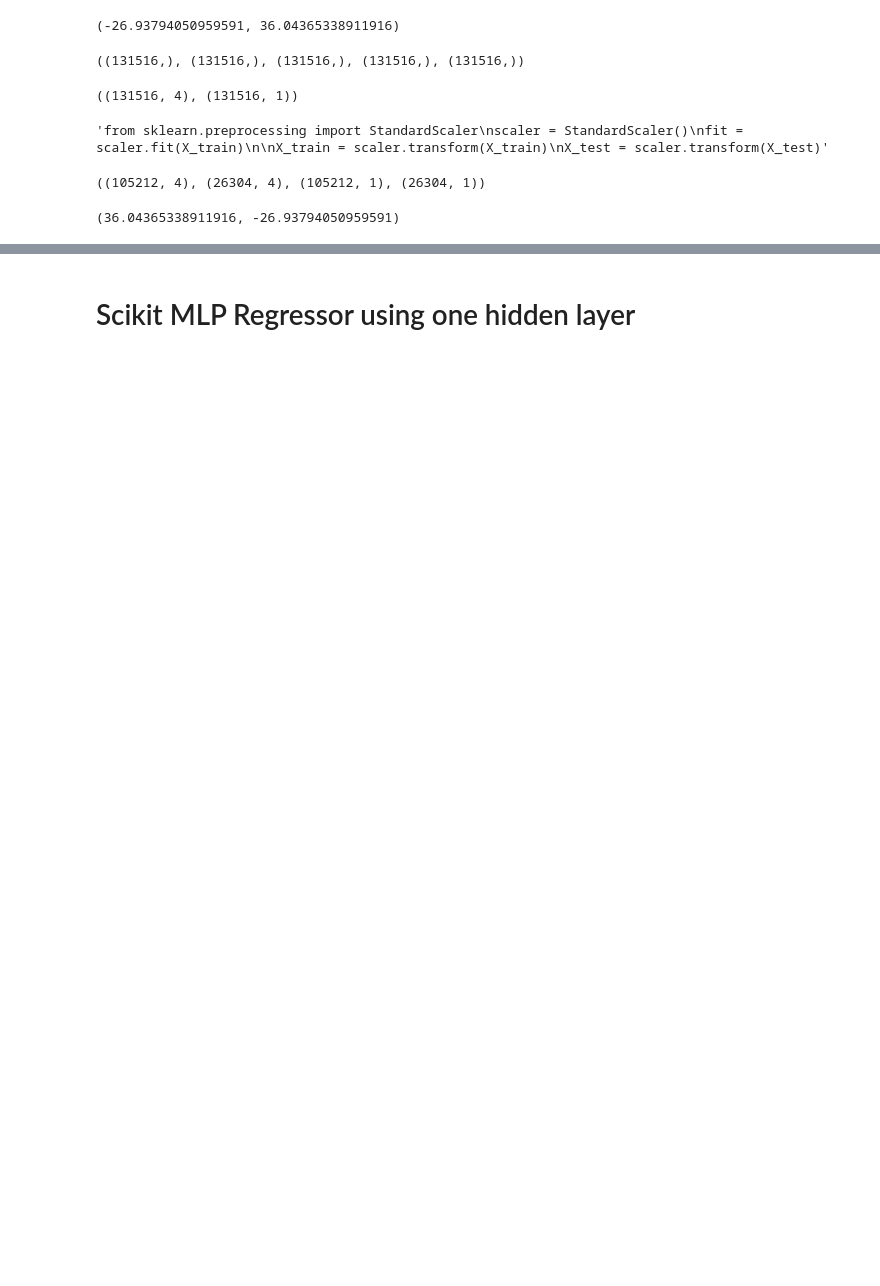
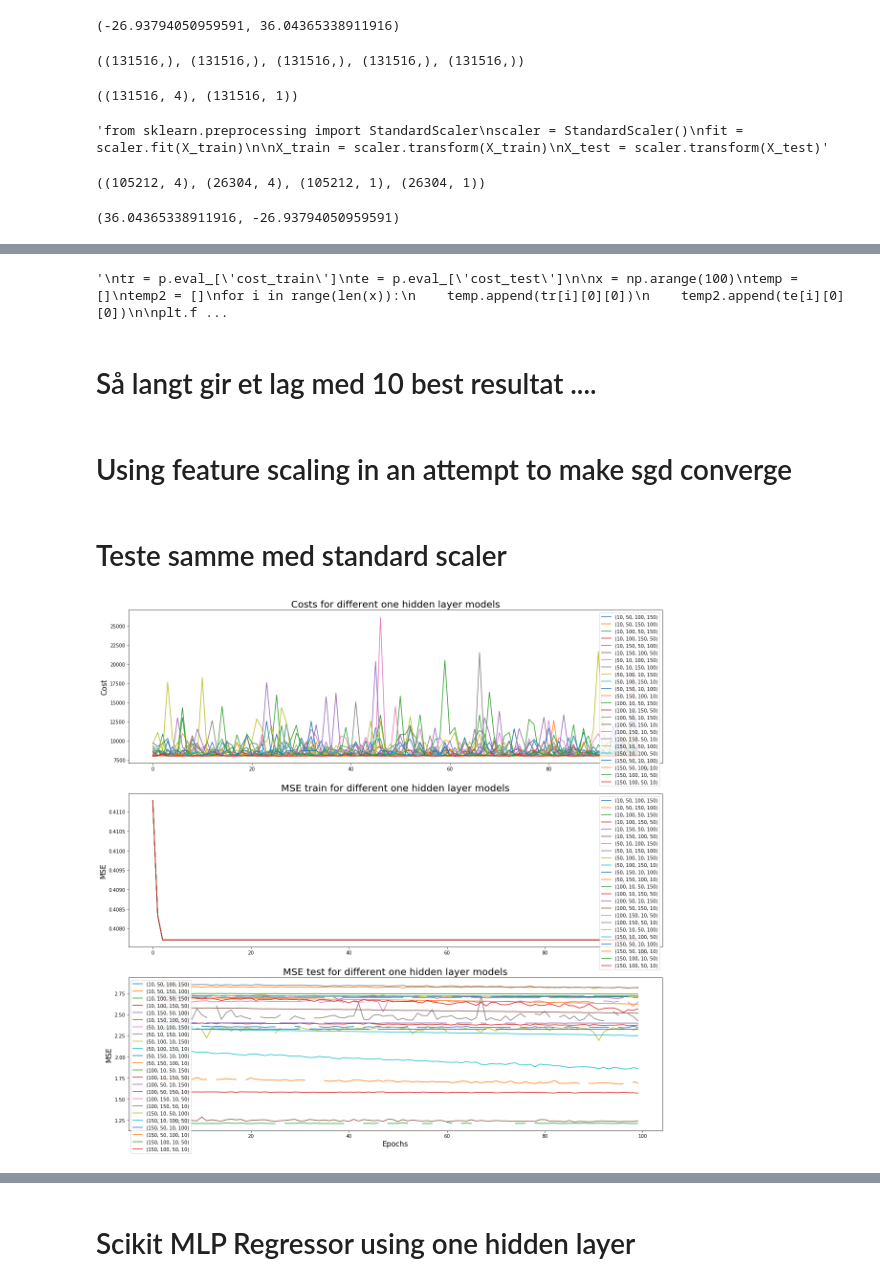
Before and after one commit to hannasv/Project3, a Jupyter notebook: NeuralNetworks.ipynb, the cells around one changed output, grey strips where cells are left out. Saved outputs shown, nothing was run; the diff lists cells and outputs as text; code cells hidden in the pictures; blank space fills up the shorter version.

```diff
--- a/NeuralNetworks.ipynb
+++ b/NeuralNetworks.ipynb
@@ -147,0 +310,26 @@ l = model.predict(X_test)
+# %%
+"""
+tr = p.eval_['cost_train']
+te = p.eval_['cost_test']
+
+x = np.arange(100)
+temp = []
+temp2 = []
+for i in range(len(x)):
+    temp.append(tr[i][0][0])
+    temp2.append(te[i][0][0])
+
+plt.figure(figsize = (20,10))
+plt.plot(x[1:],temp[1:], label = "cost train")
+#plt.plot(x,temp2, label = "cost test")
+plt.legend()
+plt.title("Three hidden layers [500,50,100], cost vs epochs without feature scaling ", fontsize = 20)
+plt.savefig("results/figures/cost_nn_two_layers.png")"""
+# %% [output]
+'\ntr = p.eval_[\'cost_train\']\nte = p.eval_[\'cost_test\']\n\nx = np.arange(100)\ntemp = []\ntemp2 = []\nfor i in range(len(x)):\n    temp.append(tr[i][0][0])\n    temp2.append(te[i][0][0])\n\nplt.f ...
+# %% [markdown]
+# Så langt gir et lag med 10 best resultat ....
+# %% [markdown]
+# Using feature scaling in an attempt to make sgd converge
+# %% [markdown]
+# Teste samme med standard scaler
@@ -148 +367,36 @@ l = model.predict(X_test)
+# %%
+plt.figure(figsize = (20,20))
+
+counter = 0
+for model in results:
+    mse_train = model.eval_['train_preform']
+    mse_test = model.eval_['valid_preform']
+    cost_train = model.eval_["cost_train"]
+
+    ax1 = plt.subplot(311)
+    plt.plot(cost_train[1:], label = str(permutations_of_nodes[counter]))
+    plt.title("Costs for different one hidden layer models", fontsize = 20)
+    plt.ylabel("Cost", fontsize = 15)
+    plt.legend()
+
+    # Alle disse blir like.
+    ax2 = plt.subplot(312)
+    plt.plot(mse_train, label = str(permutations_of_nodes[counter]))
+    plt.title("MSE train for different one hidden layer models", fontsize = 20)
+    plt.ylabel("MSE", fontsize = 15)
+    plt.legend()
+
+    # Hvorfor blir en del av diss nan....?
+    ax3 = plt.subplot(313)
+    plt.plot(mse_test, label = str(permutations_of_nodes[counter]))
+    plt.title("MSE test for different one hidden layer models", fontsize = 20)
+    plt.ylabel("MSE", fontsize = 15)
+    plt.legend()
+
+    counter += 1
+
+plt.xlabel("Epochs", fontsize = 15)
+plt.savefig("results/figures/threeHiddenLayers_all_permutations_feature_scales.png")
+# %% [output]
+[figure, added]
 # %%
```
Also changed, not shown: parts of 29 cells of this notebook, 10 other files.
